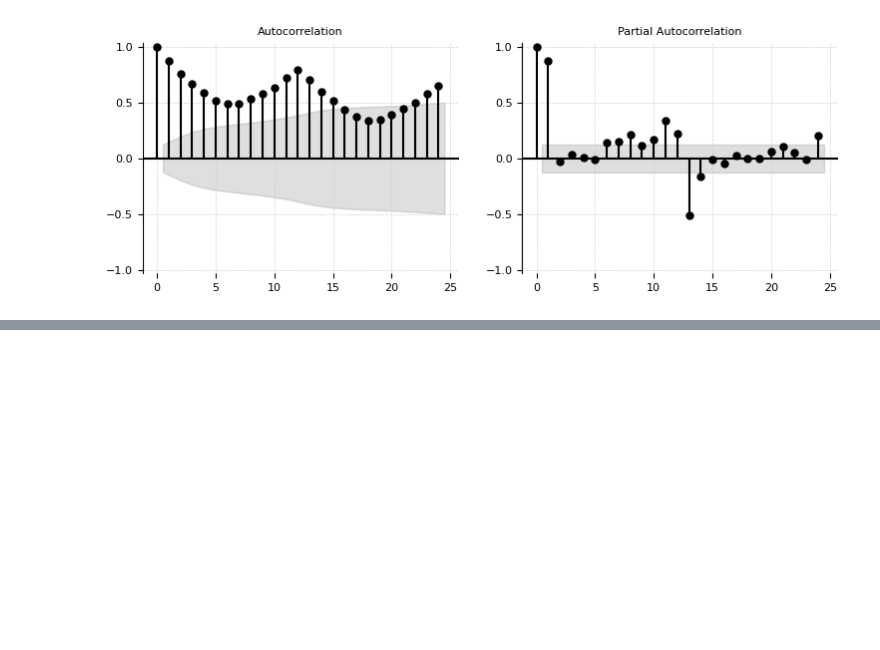
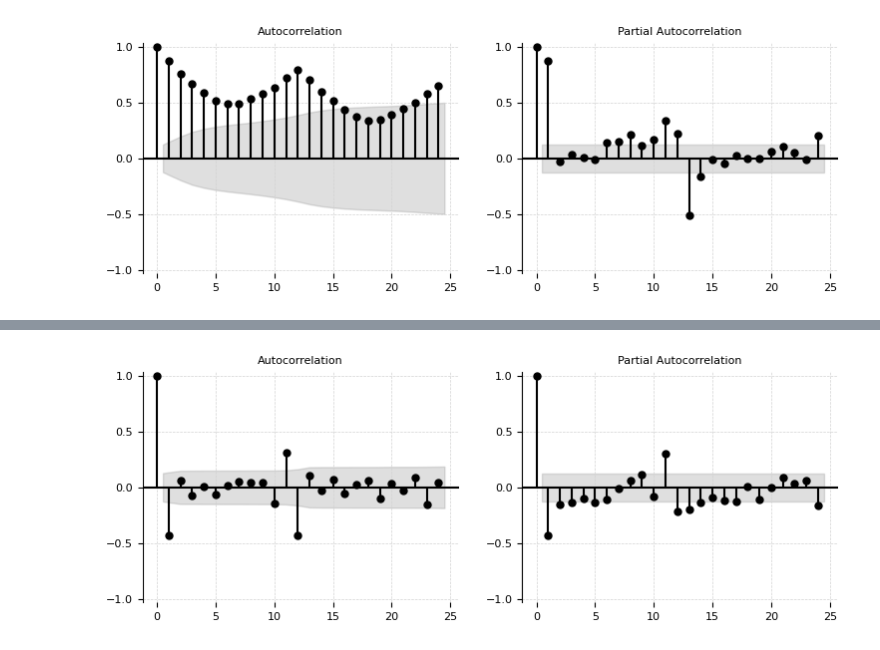
Before and after one commit to 2024-2-analitica-predictiva/2024-2-PRE-14-prediccion-de-series-de-tiempo-dcartagena2001, a Jupyter notebook: homework/notebook_1.ipynb, the cells around one changed output, grey strips where cells are left out. Cells and saved outputs as stored; diff of their text form; code cells hidden in the pictures; blank space fills up the shorter version.

```diff
--- a/homework/notebook_1.ipynb
+++ b/homework/notebook_1.ipynb
@@ -38,0 +98,7 @@ functions.acf_pacf_plots(df_orig.yt_true)
+# %%
+#
+# Autocorrelograma simple
+#
+functions.acf_pacf_plots(df_orig.yt_d1d12_true.dropna())
+# %% [output]
+[figure, added]
```
Also changed, not shown: parts of 10 cells of this notebook, 2 other files.
